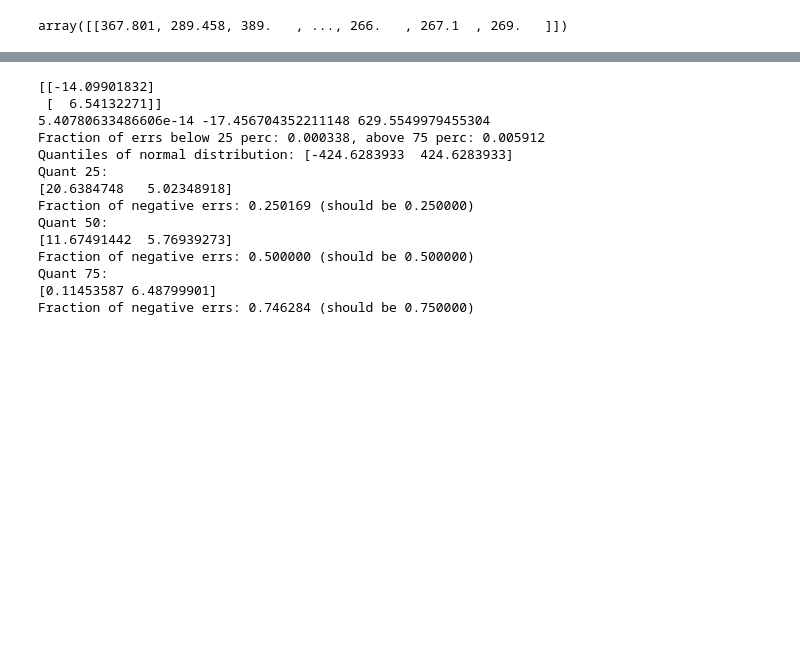
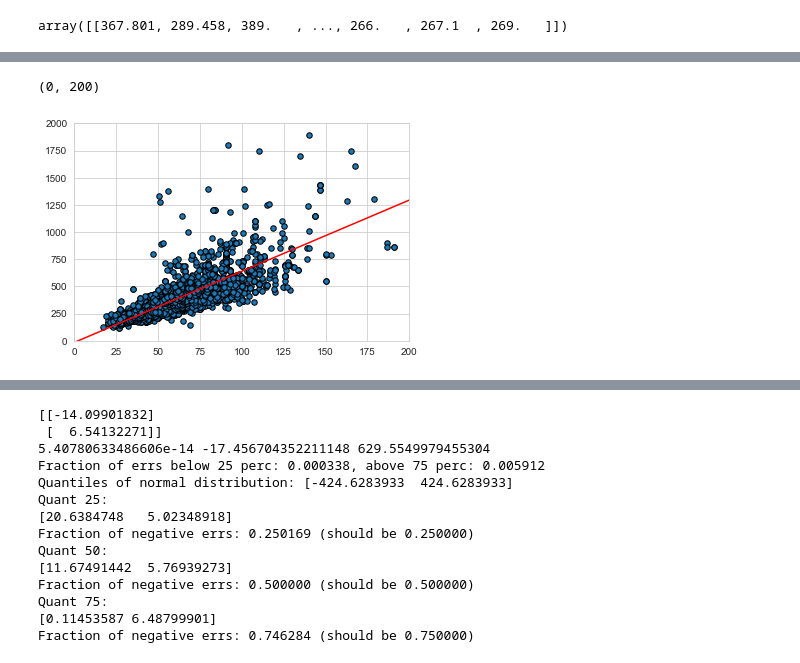
Before and after one commit to TheFebrin/DataScience, a Jupyter notebook: ML uni course/Assignment3/Assignment3.ipynb, the cells around one changed output, grey strips where cells are left out. Drawn from its saved outputs; the diff is of its cells as text; code cells hidden in the pictures; blank space fills up the shorter version.

```diff
--- a/ML uni course/Assignment3/Assignment3.ipynb
+++ b/ML uni course/Assignment3/Assignment3.ipynb
@@ -749,0 +752,9 @@ plt.plot(l, p(l), c='red')
+# %%
+# closer look
+plt.plot(x_space, pred_Y, c='red')
+plt.scatter(X[1, :], Y, edgecolors='black', s=30)
+plt.ylim([0, 2000])
+plt.xlim([0, 200])
+# %% [output]
+(0, 200)
+[figure, added]
```
Also changed, not shown: parts of 12 cells of this notebook.
